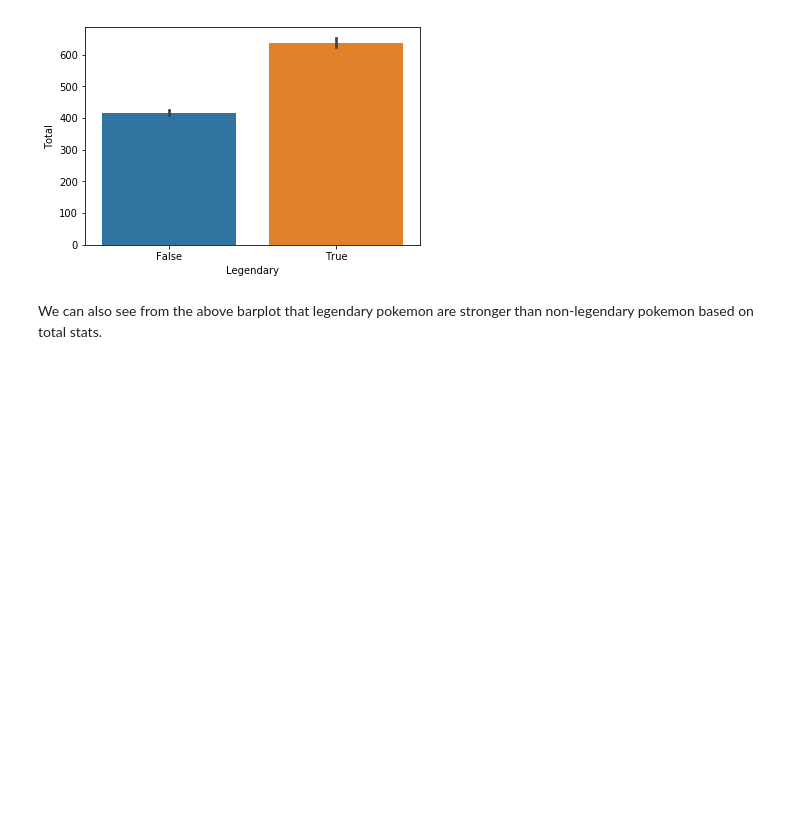
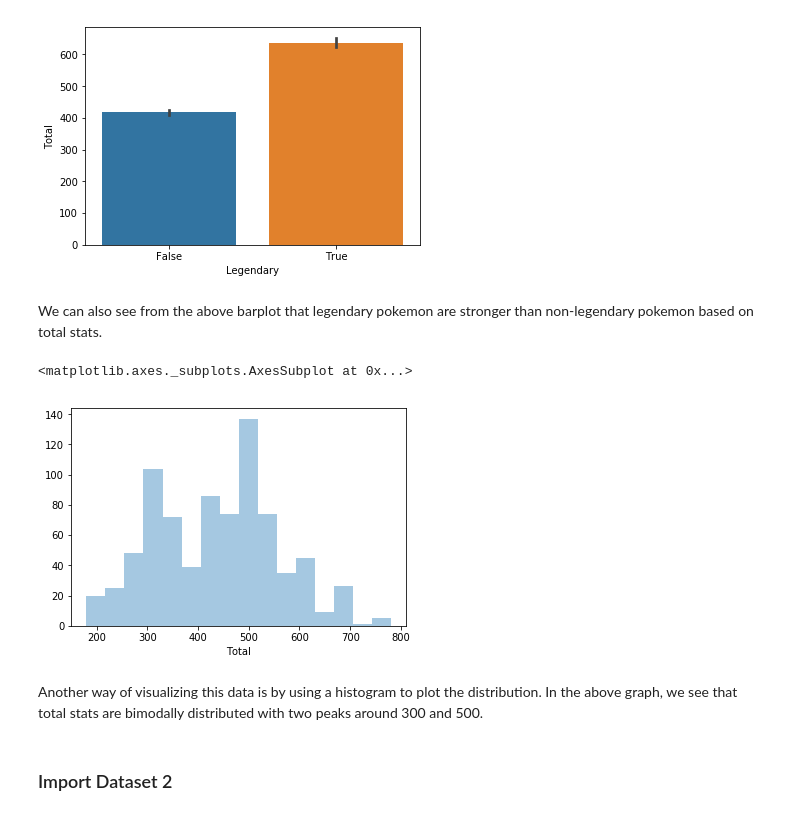
Before and after one commit to spencerrwise/homework1, a Jupyter notebook: Homework_1_Notebook.ipynb, the cells around one changed output. Cells and saved outputs as stored; diff of their text form; code cells hidden in the pictures; blank space fills up the shorter version.

```diff
--- a/Homework_1_Notebook.ipynb
+++ b/Homework_1_Notebook.ipynb
@@ -135,3 +135,13 @@ sns.barplot(pokemon_data.Legendary, pokemon_data.Total)
 [figure]
 # %% [markdown]
 We can also see from the above barplot that legendary pokemon are stronger than non-legendary pokemon based on total stats.
+# %%
+#Use Seaborn to create a histogram
+sns.distplot(pokemon_data.Total, kde=False)
+# %% [output]
+<matplotlib.axes._subplots.AxesSubplot at 0x...>
+[figure, added]
+# %% [markdown]
+Another way of visualizing this data is by using a histogram to plot the distribution. In the above graph, we see that total stats are bimodally distributed with two peaks around 300 and 500.
+# %% [markdown]
+### Import Dataset 2
```
Also changed, not shown: parts of 8 cells of this notebook.
